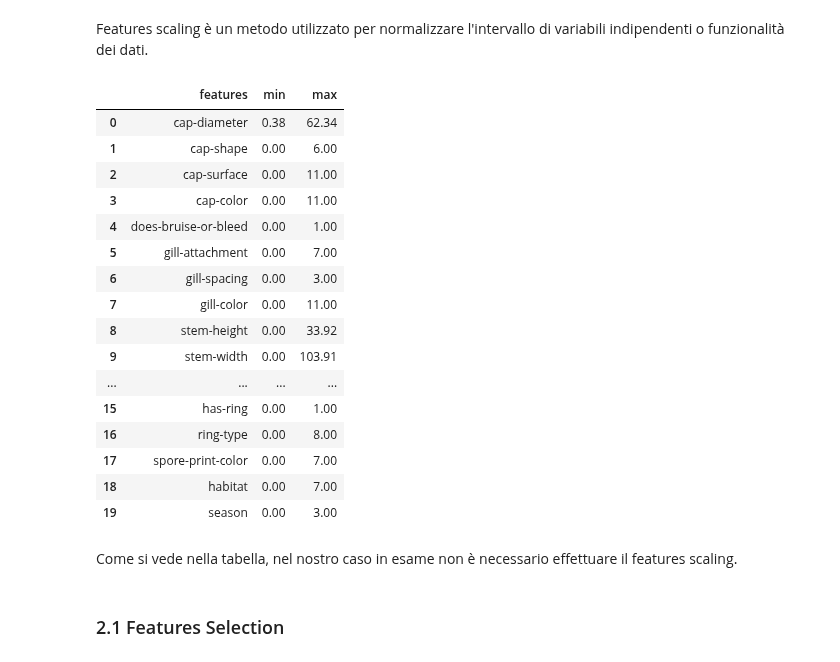
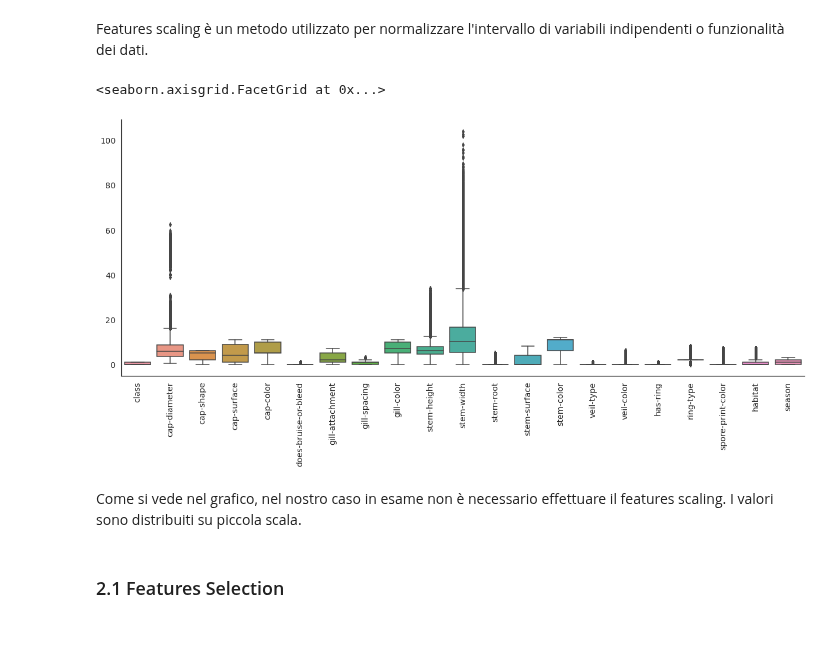
Before and after one commit to msalvati1997/mushrooms_classificator, a Jupyter notebook: mushroom.ipynb, the cells around one changed output. Cells and saved outputs as stored; diff of their text form; code cells hidden in the pictures; blank space fills up the shorter version.

```diff
--- a/mushroom.ipynb
+++ b/mushroom.ipynb
@@ -385,25 +381,11 @@ max_min_df = pd.DataFrame(data, columns = ['features','min','max'])
-# %%
-max_min_df
-# %% [output]
-|  | features | min | max |
-| 0 | cap-diameter | 0.38 | 62.34 |
-| 1 | cap-shape | 0.00 | 6.00 |
-| 2 | cap-surface | 0.00 | 11.00 |
-| 3 | cap-color | 0.00 | 11.00 |
-| 4 | does-bruise-or-bleed | 0.00 | 1.00 |
-| 5 | gill-attachment | 0.00 | 7.00 |
-| 6 | gill-spacing | 0.00 | 3.00 |
-| 7 | gill-color | 0.00 | 11.00 |
-| 8 | stem-height | 0.00 | 33.92 |
-| 9 | stem-width | 0.00 | 103.91 |
-| ... | ... | ... | ... |
-| 15 | has-ring | 0.00 | 1.00 |
-| 16 | ring-type | 0.00 | 8.00 |
-| 17 | spore-print-color | 0.00 | 7.00 |
-| 18 | habitat | 0.00 | 7.00 |
-| 19 | season | 0.00 | 3.00 |
+# %%
+p = sns.factorplot(data=df , kind='box' , size=7, aspect=2.5)
+p.set_xticklabels(rotation=90)
+# %% [output]
+<seaborn.axisgrid.FacetGrid at 0x...>
+[figure, added]
 # %% [markdown]
-Come si vede nella tabella, nel nostro caso in esame non è necessario effettuare il features scaling.
+Come si vede nel grafico, nel nostro caso in esame non è necessario effettuare il features scaling. I valori sono distribuiti su piccola scala.
 # %% [markdown]
 ### 2.1 Features Selection
 # %%
```
Also changed, not shown: parts of 7 cells of this notebook.
